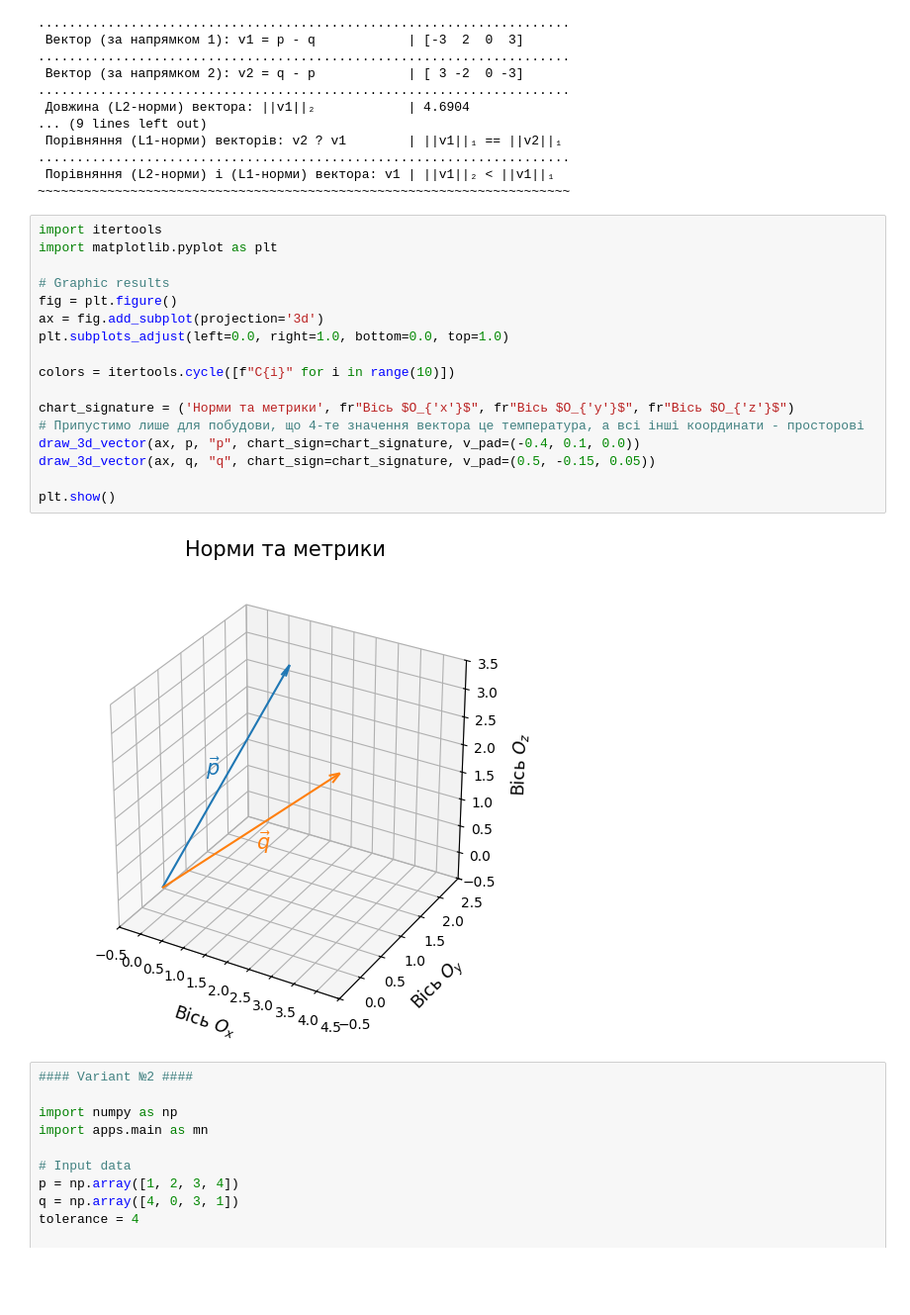
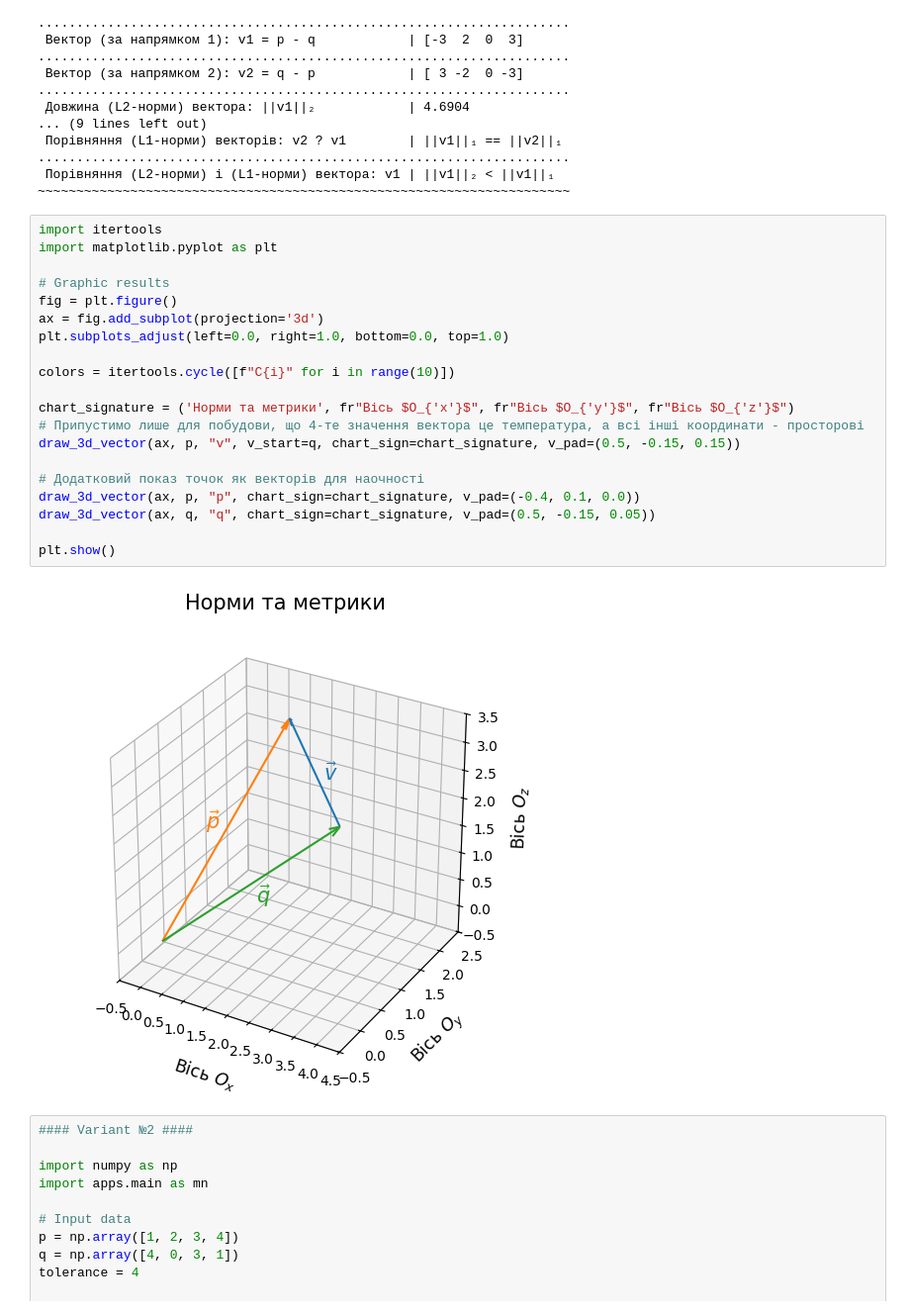
Before and after one commit to BogdanPinchuk/DataScience-PBY_HW4, a Jupyter notebook: Bohdan_Pinchuk_DS_HW4.ipynb, the cells around one changed output. Shown at 99% size. Drawn from its saved outputs; the diff is of its cells as text; blank space fills up the shorter version.

Commit message:
[Homework4] - fixed chart for the 3rd task

```diff
--- a/Bohdan_Pinchuk_DS_HW4.ipynb
+++ b/Bohdan_Pinchuk_DS_HW4.ipynb
@@ -522,22 +522,25 @@ print_line_splitter("~")
 # %%
 import itertools
 import matplotlib.pyplot as plt
 
 # Graphic results
 fig = plt.figure()
 ax = fig.add_subplot(projection='3d')
 plt.subplots_adjust(left=0.0, right=1.0, bottom=0.0, top=1.0)
 
 colors = itertools.cycle([f"C{i}" for i in range(10)])
 
 chart_signature = ('Норми та метрики', fr"Вісь $O_{'x'}$", fr"Вісь $O_{'y'}$", fr"Вісь $O_{'z'}$")
 # Припустимо лише для побудови, що 4-те значення вектора це температура, а всі інші координати - просторові
+draw_3d_vector(ax, p, "v", v_start=q, chart_sign=chart_signature, v_pad=(0.5, -0.15, 0.15))
+
+# Додатковий показ точок як векторів для наочності
 draw_3d_vector(ax, p, "p", chart_sign=chart_signature, v_pad=(-0.4, 0.1, 0.0))
 draw_3d_vector(ax, q, "q", chart_sign=chart_signature, v_pad=(0.5, -0.15, 0.05))
 
 plt.show()
 # %% [output]
-[figure, old version]
+[figure, new version]
 # %%
 #### Variant №2 ####
 
```
Also changed, not shown: parts of 5 cells of this notebook.
